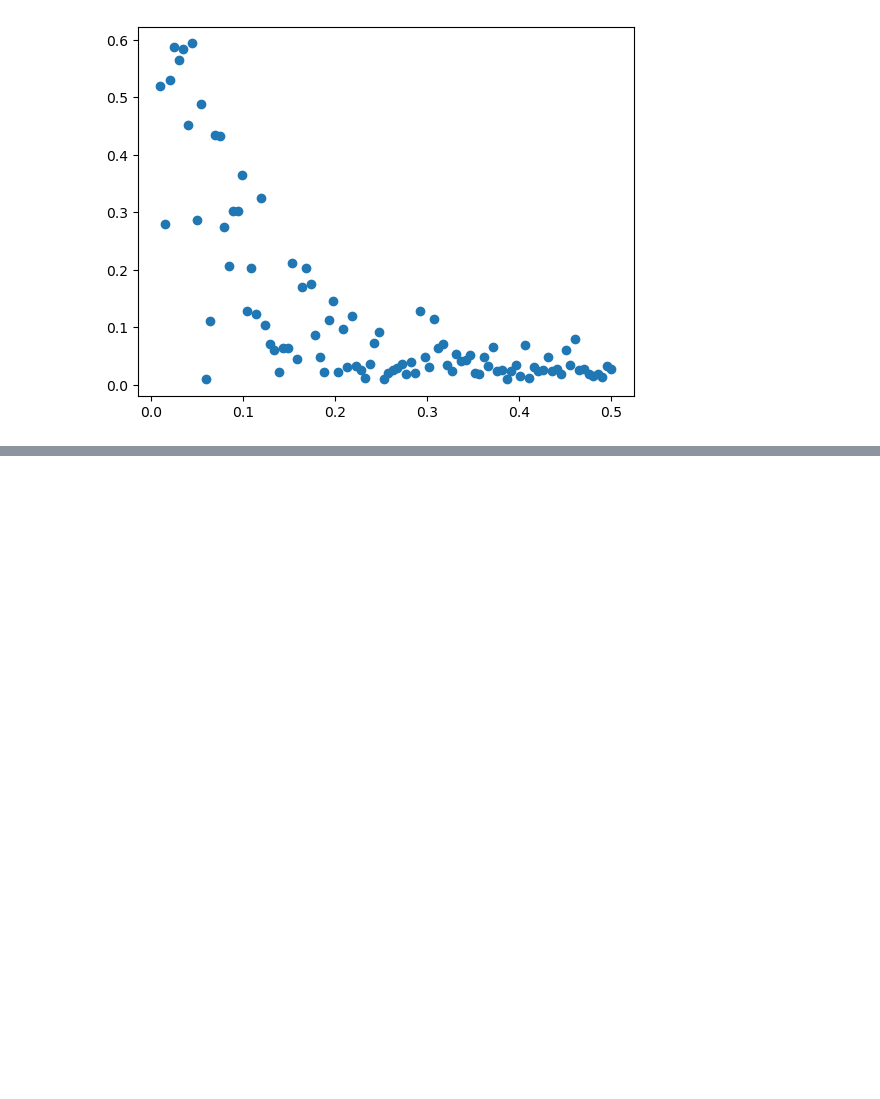
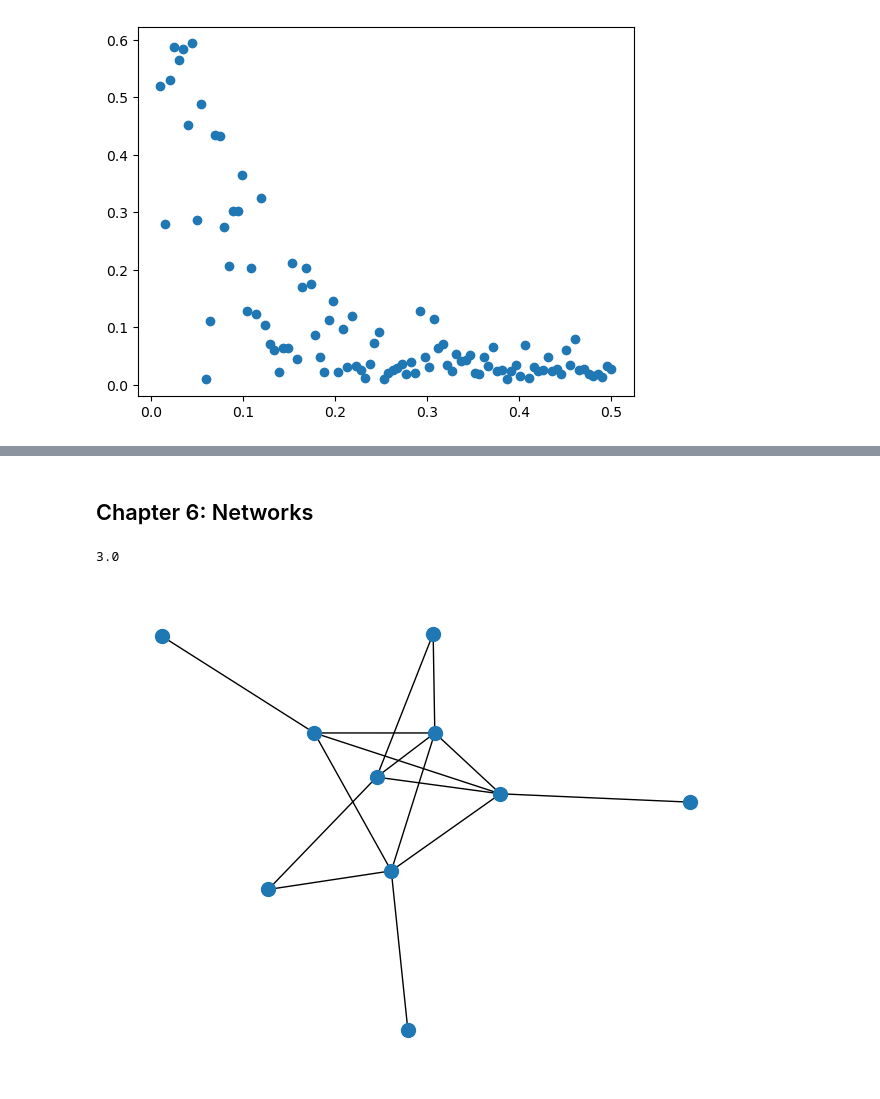
Before and after one commit to SSBNS/Complex_physics_SSBNS, a Jupyter notebook: Exercises.ipynb, the cells around one changed output, grey strips where cells are left out. Cells and saved outputs as stored; diff of their text form; code cells hidden in the pictures; blank space fills up the shorter version.

```diff
--- a/Exercises.ipynb
+++ b/Exercises.ipynb
@@ -666,0 +714,41 @@ for p in proc:
+# %% [markdown]
+## Chapter 6: Networks
+# %%
+# 6.4: Generate Erdos-Renyi
+import numba as nb
+import networkx as nx
+
+@nb.njit
+def adjacancy_matrix(N,p):
+    A = np.zeros((N,N))
+    for i in range(N):
+        for j in range(i+1,N):
+            if random.rand() < p:
+                A[i,j]=1
+    A += A.T
+    if np.all(A!=A.T):
+        print("not symmetric")
+    return A
+
+
+def count_triangle(A):
+    A3 = np.matmul(A,np.matmul(A,A))
+    number = 1/6*np.trace(A3)
+    return number
+
+def show_graph(A):
+    rows, cols = np.where(A == 1)
+    edges = zip(rows.tolist(), cols.tolist())
+    gr = nx.Graph()
+    gr.add_edges_from(edges)
+    nx.draw(gr, node_size=100)
+    plt.show()
+
+N = 10
+p = 3/(N-1)
+A = adjacancy_matrix(N,p)
+print(np.mean(np.sum(A,axis=0)))
+show_graph(A)
+# %% [output]
+3.0
+[figure, added]
```
Also changed, not shown: parts of 8 cells of this notebook, 1 other file.
